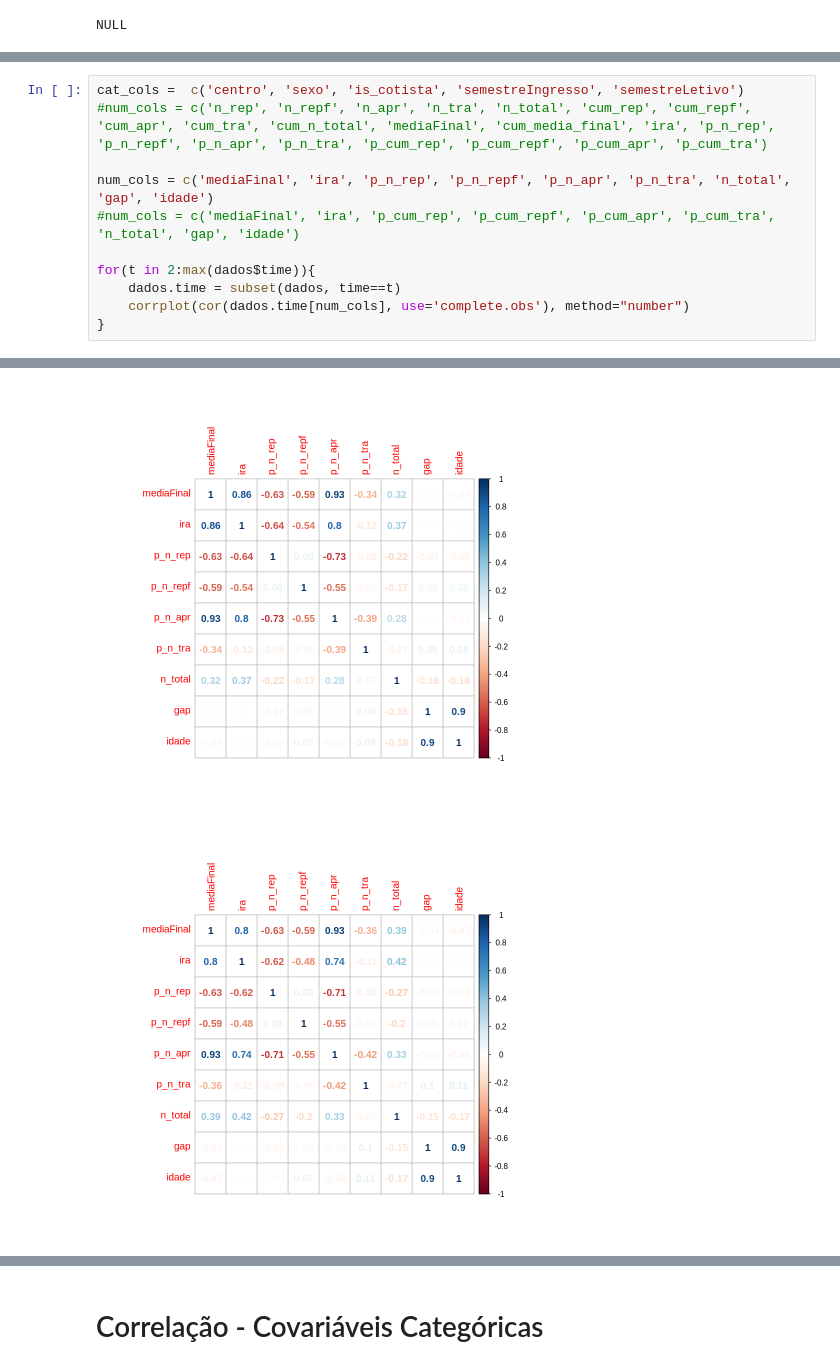
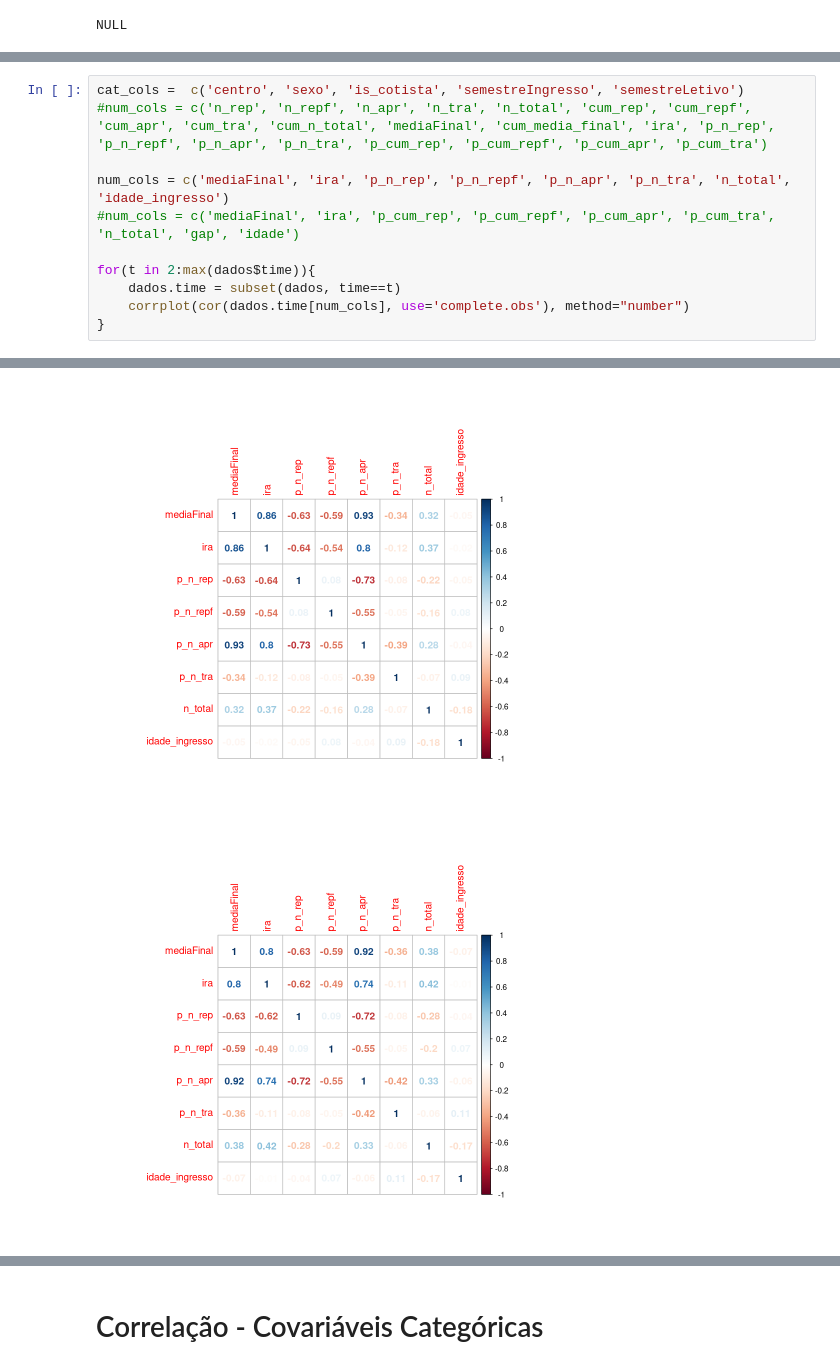
Before and after one commit to rlopes404/dropout, a Jupyter notebook: longitudinal.ipynb, the cells around one changed output, grey strips where cells are left out. Cells and saved outputs as stored; diff of their text form.

```diff
--- a/longitudinal.ipynb
+++ b/longitudinal.ipynb
@@ -51,7 +50,7 @@ NULL
 cat_cols =  c('centro', 'sexo', 'is_cotista', 'semestreIngresso', 'semestreLetivo')
 #num_cols = c('n_rep', 'n_repf', 'n_apr', 'n_tra', 'n_total', 'cum_rep', 'cum_repf', 'cum_apr', 'cum_tra', 'cum_n_total', 'mediaFinal', 'cum_media_final', 'ira', 'p_n_rep', 'p_n_repf', 'p_n_apr', 'p_n_tra', 'p_cum_rep', 'p_cum_repf', 'p_cum_apr', 'p_cum_tra')
 
-num_cols = c('mediaFinal', 'ira', 'p_n_rep', 'p_n_repf', 'p_n_apr', 'p_n_tra', 'n_total', 'gap', 'idade')
+num_cols = c('mediaFinal', 'ira', 'p_n_rep', 'p_n_repf', 'p_n_apr', 'p_n_tra', 'n_total', 'idade_ingresso')
 #num_cols = c('mediaFinal', 'ira', 'p_cum_rep', 'p_cum_repf', 'p_cum_apr', 'p_cum_tra', 'n_total', 'gap', 'idade')
 
 for(t in 2:max(dados$time)){
@@ -63,2 +62,2 @@ for(t in 2:max(dados$time)){
-[figure, old version]
+[figure, new version]
-[figure, old version]
+[figure, new version]
```
Also changed, not shown: parts of 48 cells of this notebook, 8 other files.
